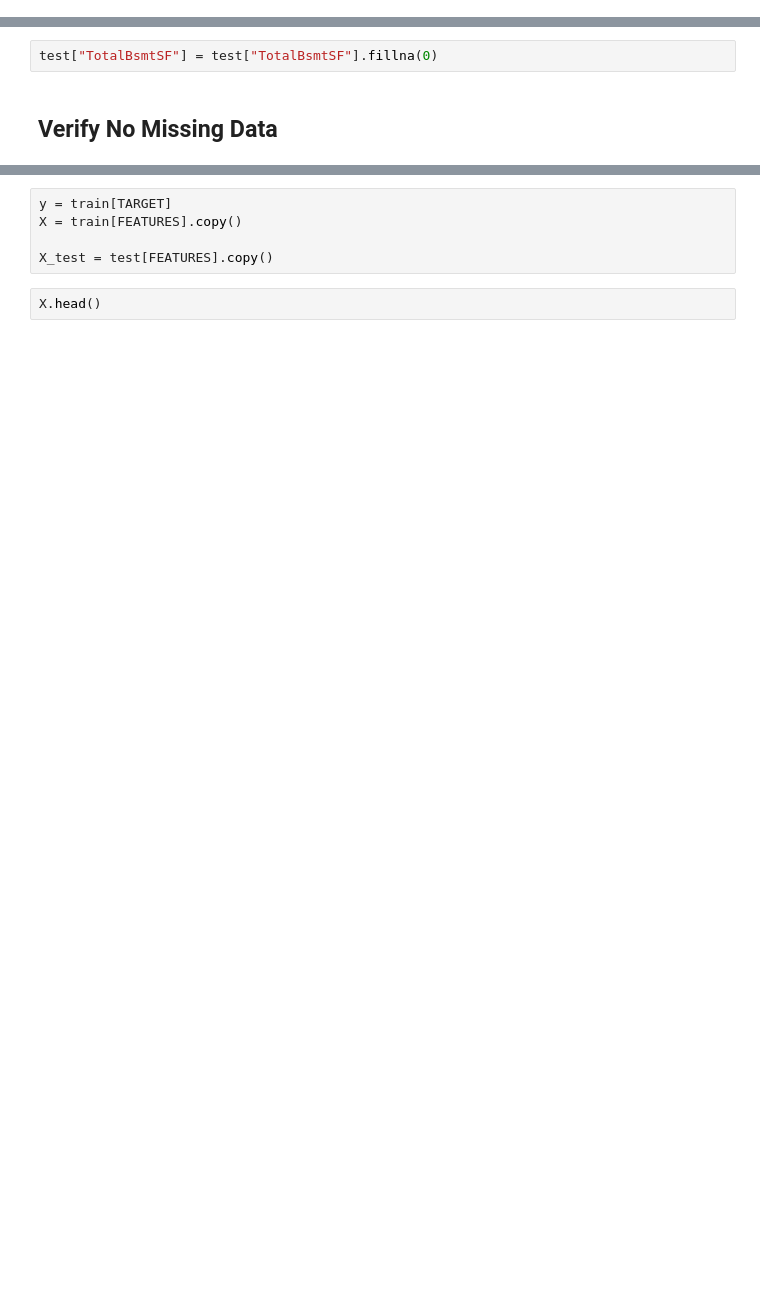
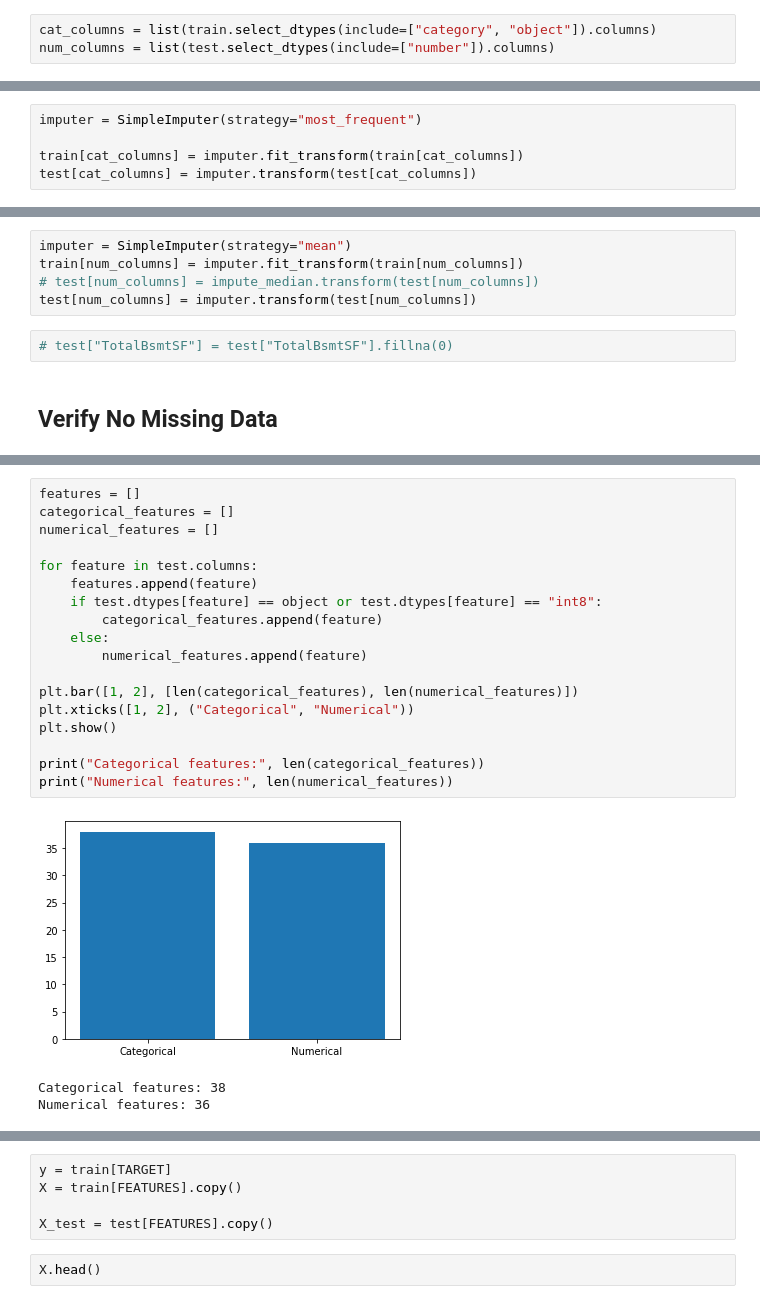
Before and after one commit to melling/ml-regression, a Jupyter notebook: house-prices-polynomial.ipynb, the cells around one changed output, grey strips where cells are left out. Cells and saved outputs as stored; diff of their text form; blank space fills up the shorter version.

```diff
--- a/house-prices-polynomial.ipynb
+++ b/house-prices-polynomial.ipynb
@@ -110,0 +211,3 @@ dtype: int64
+# %%
+cat_columns = list(train.select_dtypes(include=["category", "object"]).columns)
+num_columns = list(test.select_dtypes(include=["number"]).columns)
@@ -110,0 +237,5 @@ dtype: int64
+# %%
+imputer = SimpleImputer(strategy="most_frequent")
+
+train[cat_columns] = imputer.fit_transform(train[cat_columns])
+test[cat_columns] = imputer.transform(test[cat_columns])
@@ -111,4 +244,9 @@ dtype: int64
+# %%
+imputer = SimpleImputer(strategy="mean")
+train[num_columns] = imputer.fit_transform(train[num_columns])
+# test[num_columns] = impute_median.transform(test[num_columns])
+test[num_columns] = imputer.transform(test[num_columns])
 # %%
-test["TotalBsmtSF"] = test["TotalBsmtSF"].fillna(0)
+# test["TotalBsmtSF"] = test["TotalBsmtSF"].fillna(0)
 # %% [markdown]
 ## Verify No Missing Data
@@ -122,0 +265,22 @@ dtype: int64
+# %%
+features = []
+categorical_features = []
+numerical_features = []
+
+for feature in test.columns:
+    features.append(feature)
+    if test.dtypes[feature] == object or test.dtypes[feature] == "int8":
+        categorical_features.append(feature)
+    else:
+        numerical_features.append(feature)
+
+plt.bar([1, 2], [len(categorical_features), len(numerical_features)])
+plt.xticks([1, 2], ("Categorical", "Numerical"))
+plt.show()
+
+print("Categorical features:", len(categorical_features))
+print("Numerical features:", len(numerical_features))
+# %% [output]
+[figure, added]
+Categorical features: 38
+Numerical features: 36
```
Also changed, not shown: parts of 36 cells of this notebook.
